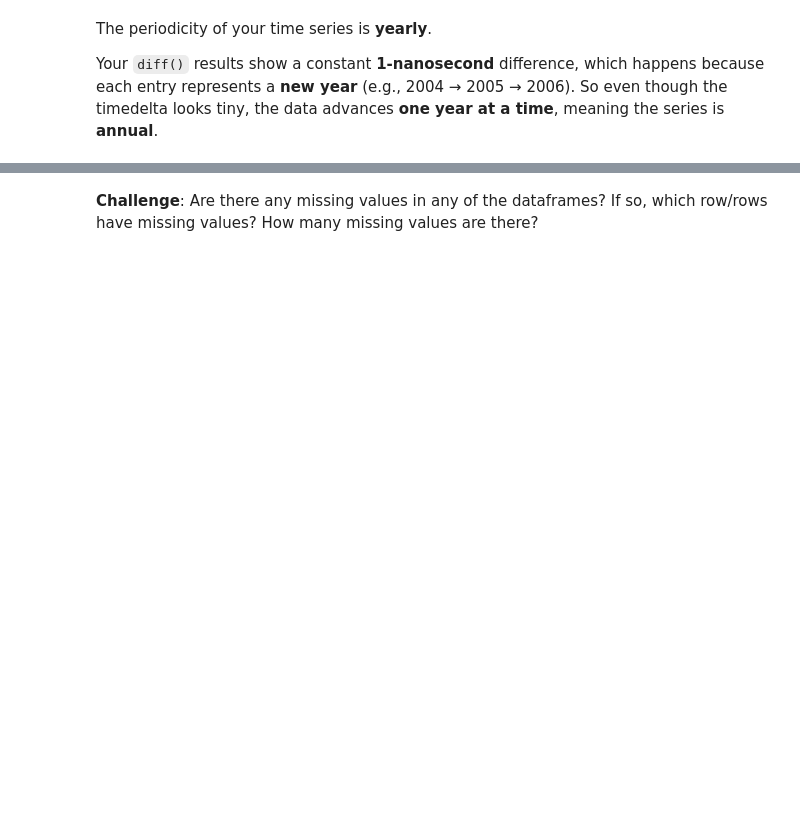
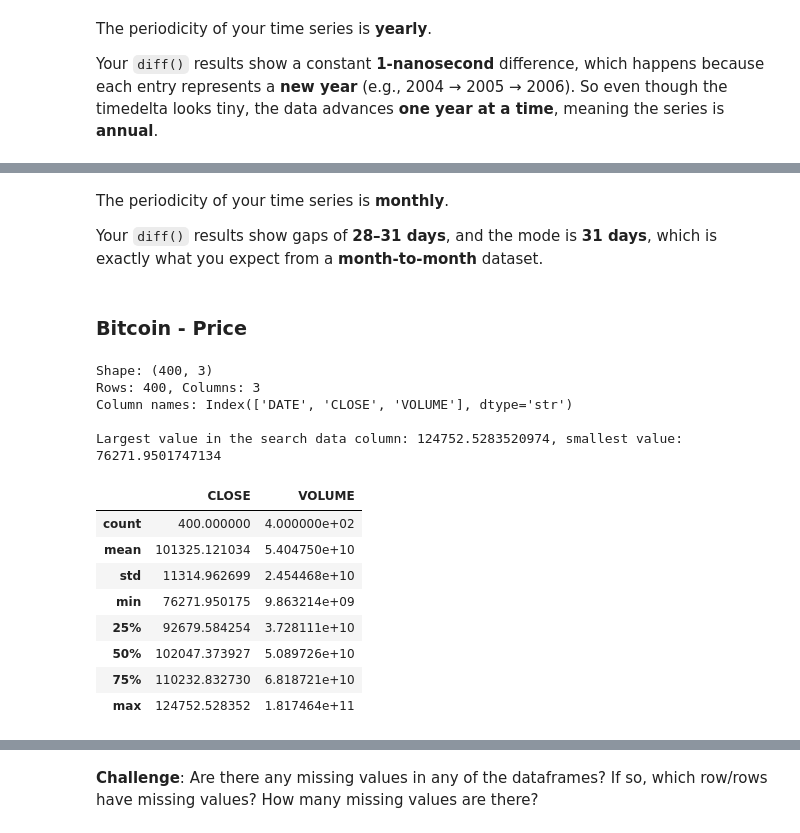
Before and after one commit to heyliceeee/Google-Trends-Data, a Jupyter notebook: Google Trends and Data Visualisation.ipynb, the cells around one changed output, grey strips where cells are left out. Cells and saved outputs as stored; diff of their text form; code cells hidden in the pictures; blank space fills up the shorter version.

Commit message:
✨feat: Data Exploration - Bitcoin

```diff
--- a/Google Trends and Data Visualisation.ipynb
+++ b/Google Trends and Data Visualisation.ipynb
@@ -305,0 +350,32 @@ print(f'largest BTC News Search: ')
+# %% [markdown]
+The periodicity of your time series is **monthly**.
+
+Your `diff()` results show gaps of **28–31 days**, and the mode is **31 days**, which is exactly what you expect from a **month‑to‑month** dataset.
+# %% [markdown]
+### Bitcoin - Price
+# %%
+print(f'Shape: {df_btc_price.shape}') # the shape of the DataFrame
+print(f'Rows: {df_btc_price.shape[0]}, Columns: {df_btc_price.shape[1]}') # the number of rows and columns
+print(f'Column names: {df_btc_price.columns}\n') # the column names of DataFrame
+
+max_val = df_btc_price["CLOSE"].max() # the largest value in the search data column
+min_val = df_btc_price["CLOSE"].min() # the smallest value in the search data column
+print(f"Largest value in the search data column: {max_val}, smallest value: {min_val}")
+# %% [output]
+Shape: (400, 3)
+Rows: 400, Columns: 3
+Column names: Index(['DATE', 'CLOSE', 'VOLUME'], dtype='str')
+
+Largest value in the search data column: 124752.5283520974, smallest value: 76271.9501747134
+# %%
+df_btc_price.describe()
+# %% [output]
+|  | CLOSE | VOLUME |
+| count | 400.000000 | 4.000000e+02 |
+| mean | 101325.121034 | 5.404750e+10 |
+| std | 11314.962699 | 2.454468e+10 |
+| min | 76271.950175 | 9.863214e+09 |
+| 25% | 92679.584254 | 3.728111e+10 |
+| 50% | 102047.373927 | 5.089726e+10 |
+| 75% | 110232.832730 | 6.818721e+10 |
+| max | 124752.528352 | 1.817464e+11 |
```
Also changed, not shown: parts of 17 cells of this notebook.
